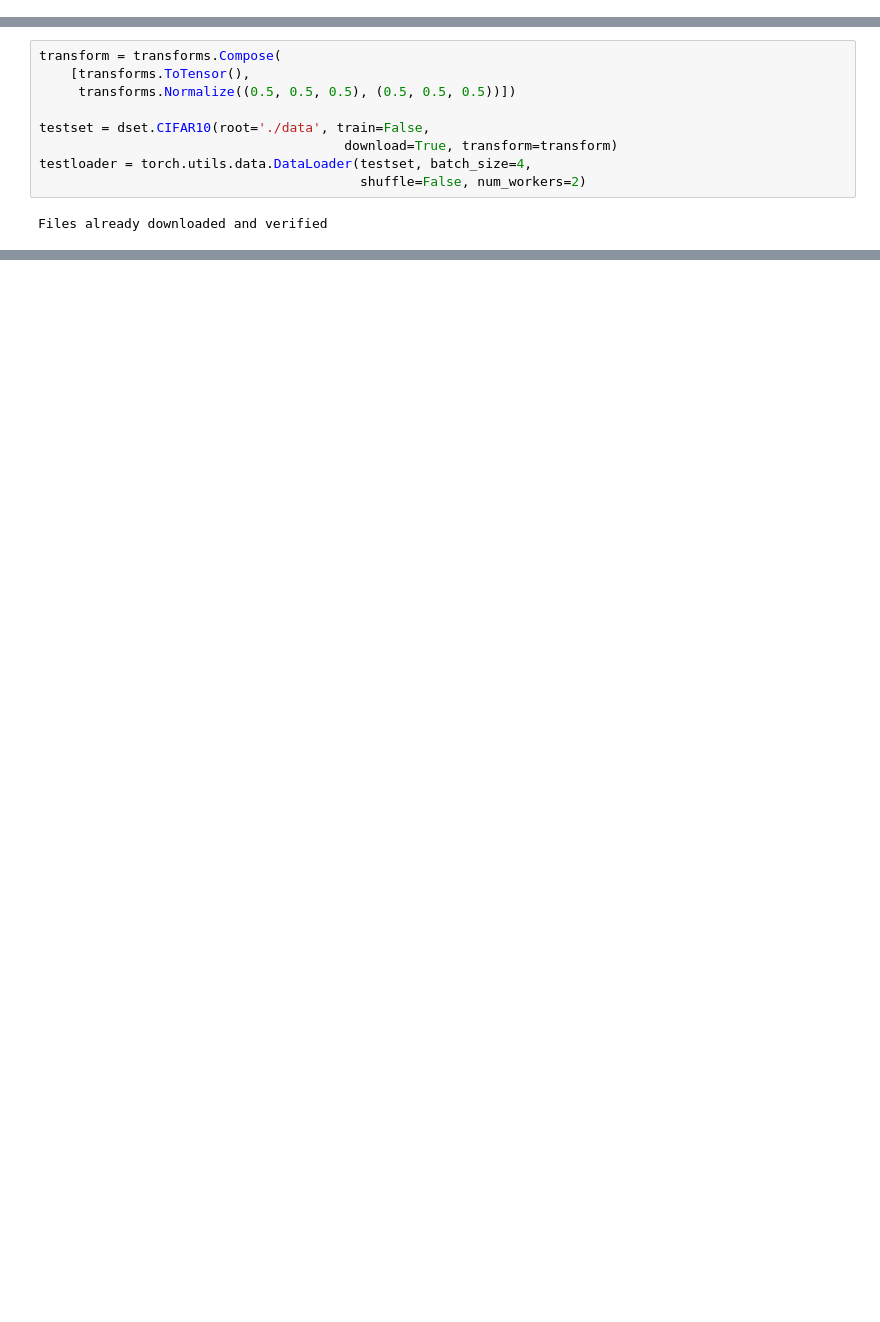
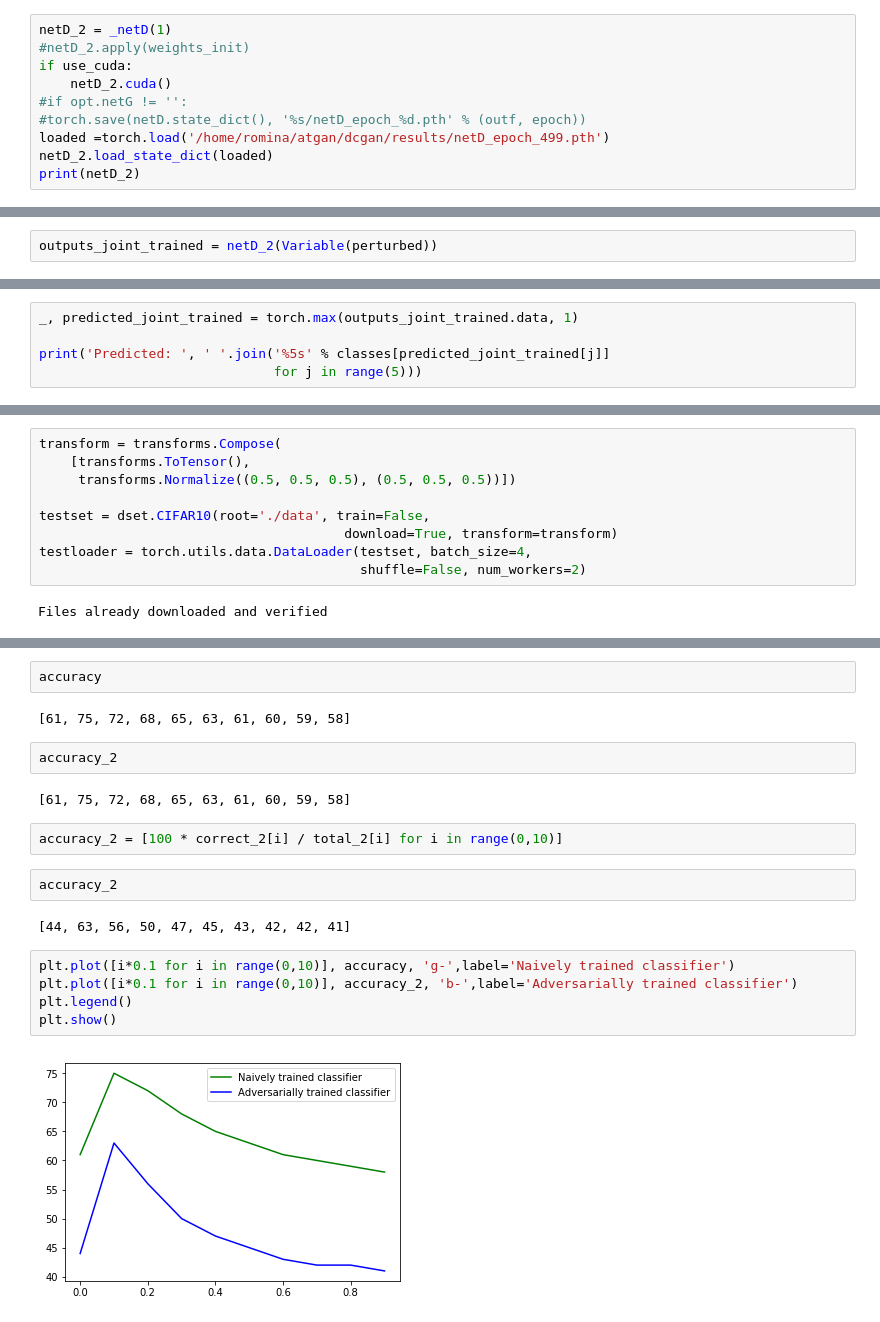
Before and after one commit to joeybose/atgan, a Jupyter notebook: dcgan/naive_evaluation.ipynb, the cells around one changed output, grey strips where cells are left out. Cells and saved outputs as stored; diff of their text form; blank space fills up the shorter version.

```diff
--- a/dcgan/naive_evaluation.ipynb
+++ b/dcgan/naive_evaluation.ipynb
@@ -401,0 +487,10 @@ Predicted:    car   car truck  deer  deer
+# %%
+netD_2 = _netD(1)
+#netD_2.apply(weights_init)
+if use_cuda:
+    netD_2.cuda()
+#if opt.netG != '':
+#torch.save(netD.state_dict(), '%s/netD_epoch_%d.pth' % (outf, epoch))
+loaded =torch.load('/home/romina/atgan/dcgan/results/netD_epoch_499.pth')
+netD_2.load_state_dict(loaded)
+print(netD_2)
@@ -401,0 +519,2 @@ Predicted:    car   car truck  deer  deer
+# %%
+outputs_joint_trained = netD_2(Variable(perturbed))
@@ -401,0 +523,5 @@ Predicted:    car   car truck  deer  deer
+# %%
+_, predicted_joint_trained = torch.max(outputs_joint_trained.data, 1)
+
+print('Predicted: ', ' '.join('%5s' % classes[predicted_joint_trained[j]]
+                              for j in range(5)))
@@ -453,0 +583,21 @@ Accuracy of the network on the 10000 test images: 56 %
+# %%
+accuracy
+# %% [output]
+[61, 75, 72, 68, 65, 63, 61, 60, 59, 58]
+# %%
+accuracy_2
+# %% [output]
+[61, 75, 72, 68, 65, 63, 61, 60, 59, 58]
+# %%
+accuracy_2 = [100 * correct_2[i] / total_2[i] for i in range(0,10)]
+# %%
+accuracy_2
+# %% [output]
+[44, 63, 56, 50, 47, 45, 43, 42, 42, 41]
+# %%
+plt.plot([i*0.1 for i in range(0,10)], accuracy, 'g-',label='Naively trained classifier')
+plt.plot([i*0.1 for i in range(0,10)], accuracy_2, 'b-',label='Adversarially trained classifier')
+plt.legend()
+plt.show()
+# %% [output]
+[figure, added]
```
Also changed, not shown: parts of 33 cells of this notebook.
